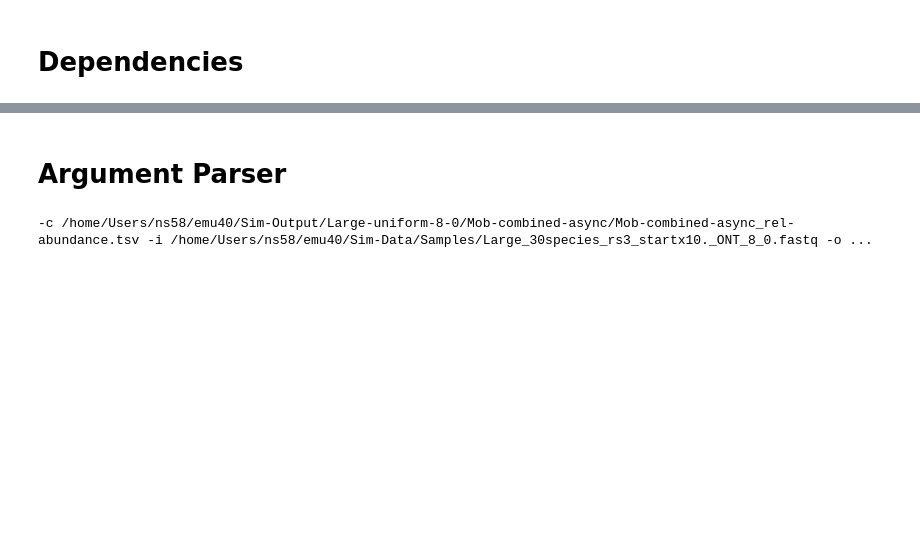
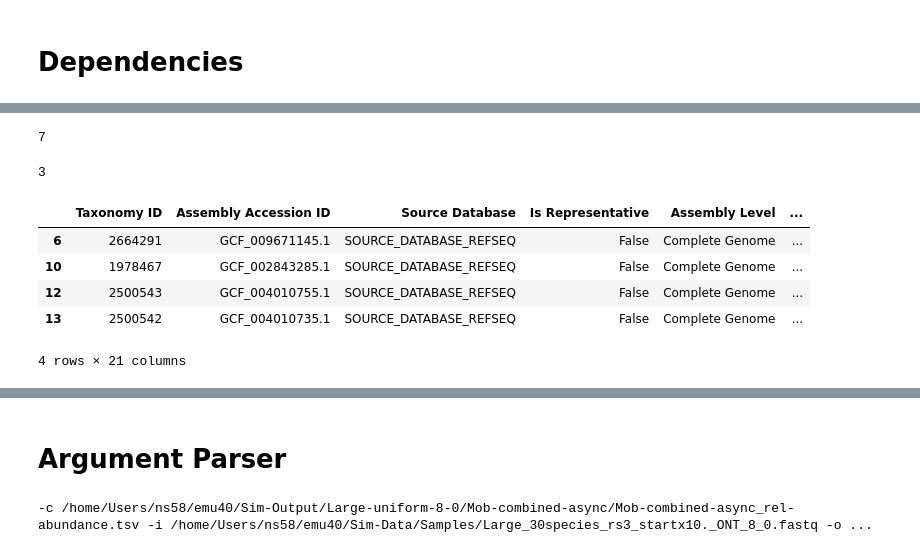
Before and after one commit to treangenlab/magnet, a Jupyter notebook: dev.ipynb, the cells around one changed output, grey strips where cells are left out. Drawn from its saved outputs; the diff is of its cells as text; code cells hidden in the pictures; blank space fills up the shorter version.

Commit message:
presence/absence calling

```diff
--- a/dev.ipynb
+++ b/dev.ipynb
@@ -24,0 +47,34 @@ from utils.input_parsing import parsing_input_f, filter_input_df, get_seq2assemb
+# %%
+ground_truth_abd = {
+"Listeria monocytogenes": 12.0,
+"Pseudomonas aeruginosa": 12.0,
+"Bacillus spizizenii": 12.0,
+"Escherichia coli": 12.0,
+"Salmonella enterica": 12.0,
+"Limosilactobacillus fermentum": 12.0,
+"Enterococcus faecalis": 12.0,
+"Staphylococcus aureus": 12.0,
+"Saccharomyces cerevisiae": 2.0,
+"Cryptococcus neoformans": 2.0,
+}
+# %%
+ground_truth_set = set(ground_truth_abd.keys())
+# %%
+positive_calls = set(result_df[result_df['Presence/Absence'] == 'Present']['Species'].values)
+# %%
+len(ground_truth_set.intersection(positive_calls))
+# %% [output]
+7
+# %%
+len(ground_truth_set - positive_calls)
+# %% [output]
+3
+# %%
+result_df[result_df['Species'].isin(list(positive_calls - ground_truth_set))]
+# %% [output]
+|  | Taxonomy ID | Assembly Accession ID | Source Database | Is Representative | Assembly Level | ... |
+| 6 | 2664291 | GCF_009671145.1 | SOURCE_DATABASE_REFSEQ | False | Complete Genome | ... |
+| 10 | 1978467 | GCF_002843285.1 | SOURCE_DATABASE_REFSEQ | False | Complete Genome | ... |
+| 12 | 2500543 | GCF_004010755.1 | SOURCE_DATABASE_REFSEQ | False | Complete Genome | ... |
+| 13 | 2500542 | GCF_004010735.1 | SOURCE_DATABASE_REFSEQ | False | Complete Genome | ... |
+4 rows × 21 columns
```
Also changed, not shown: parts of 5 cells of this notebook, 2 other files.
